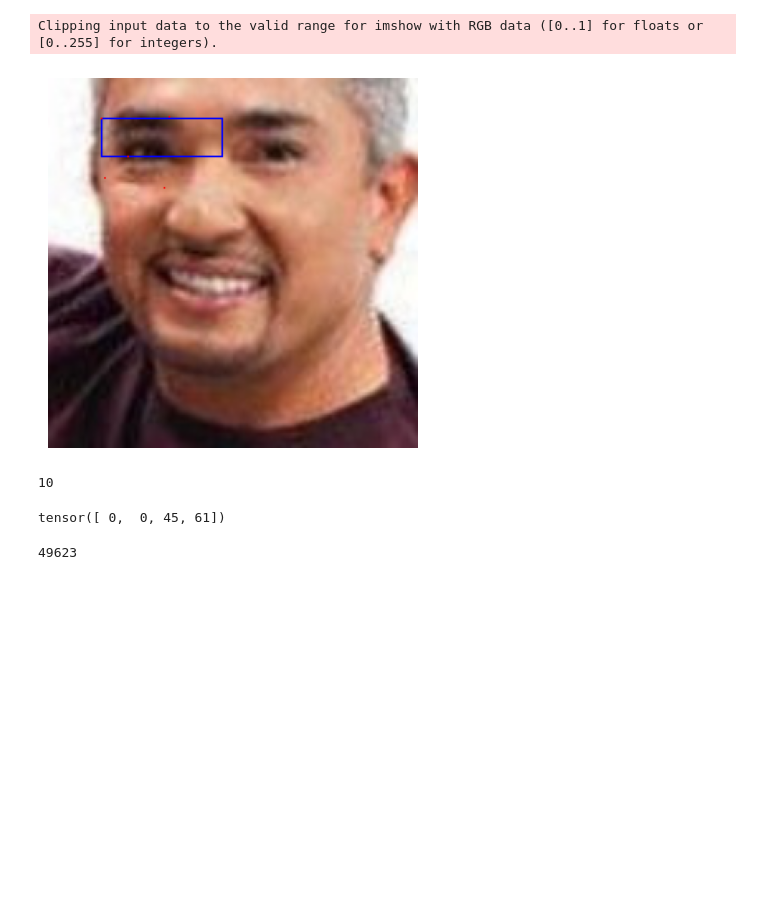
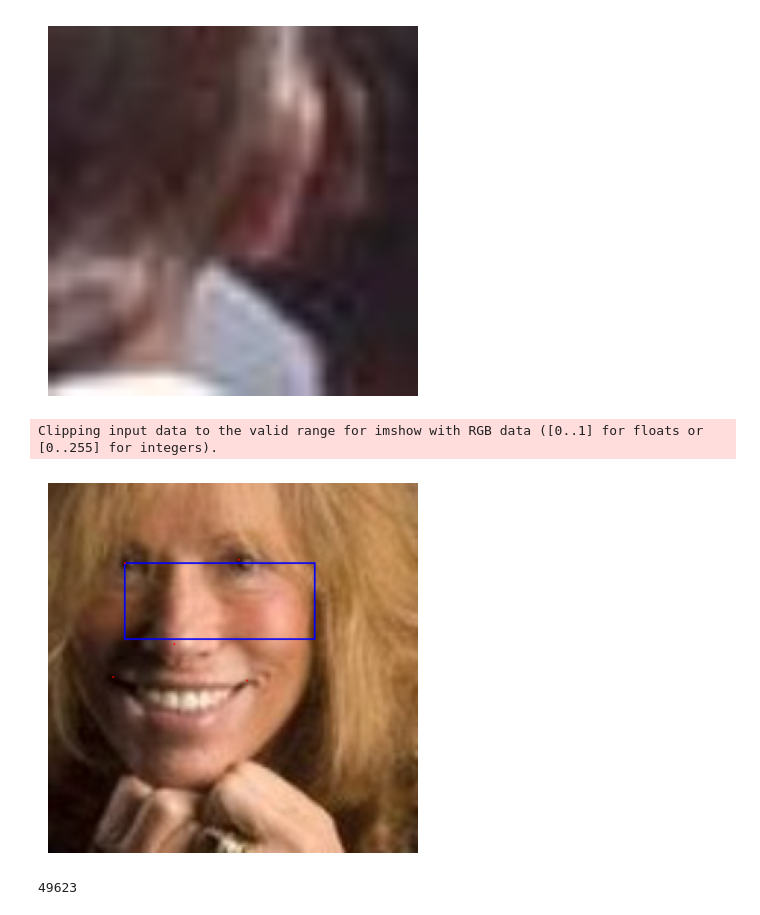
Before and after one commit to ZiJie-Duan/AI_GOGOGO, a Jupyter notebook: Pytorch/face_loc/test.ipynb, the cells around one changed output. Cells and saved outputs as stored; diff of their text form; code cells hidden in the pictures; blank space fills up the shorter version.

```diff
--- a/Pytorch/face_loc/test.ipynb
+++ b/Pytorch/face_loc/test.ipynb
@@ -42,16 +64,12 @@ Clipping input data to the valid range for imshow with RGB data ([0..1] for floa
+# %%
+visualize_transformed_image(a[2], [int(float(x)//1) for x in b[2].split()], None)
+# %% [output]
+[figure, added]
 # %%
-visualize_transformed_image(a[3][0][9], [int(x) for x in a[3][1][9]], [int(x) for x in a[3][1][9]])
+visualize_transformed_image(a[3], [int(float(x)//1) for x in b[3].split()], [int(float(x)//1) for x in b[3].split()])
 # %% [output]
 Clipping input data to the valid range for imshow with RGB data ([0..1] for floats or [0..255] for integers).
-[figure, old version]
+[figure, new version]
-# %%
-len(a[0][0])
-# %% [output]
-10
-# %%
-a[0][1][0]
-# %% [output]
-tensor([ 0,  0, 45, 61])
 # %%
 
 def read_csv_file(file_path):
```
Also changed, not shown: parts of 7 cells of this notebook, 2 other files.
